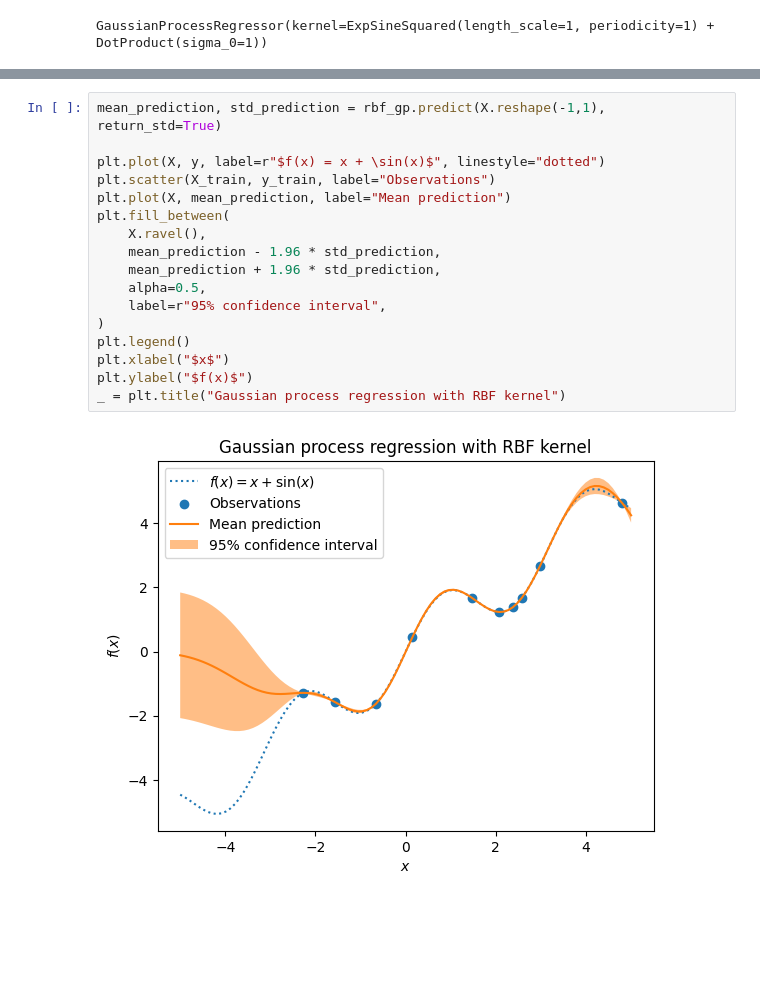
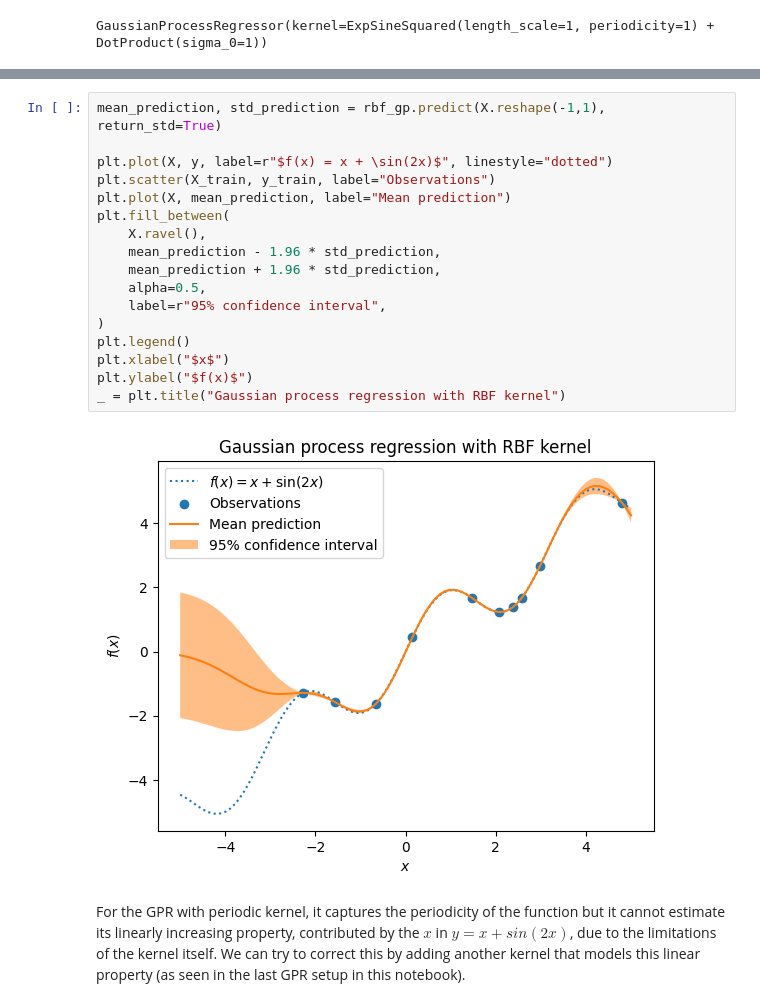
Before and after one commit to davidpiscasio/data-science, a Jupyter notebook: GaussianProcess/gp_regression.ipynb, the cells around one changed output, grey strips where cells are left out. Drawn from its saved outputs; the diff is of its cells as text; blank space fills up the shorter version.

```diff
--- a/GaussianProcess/gp_regression.ipynb
+++ b/GaussianProcess/gp_regression.ipynb
@@ -36,22 +63,24 @@ GaussianProcessRegressor(kernel=ExpSineSquared(length_scale=1, periodicity=1) +
 # %%
 mean_prediction, std_prediction = rbf_gp.predict(X.reshape(-1,1), return_std=True)
 
-plt.plot(X, y, label=r"$f(x) = x + \sin(x)$", linestyle="dotted")
+plt.plot(X, y, label=r"$f(x) = x + \sin(2x)$", linestyle="dotted")
 plt.scatter(X_train, y_train, label="Observations")
 plt.plot(X, mean_prediction, label="Mean prediction")
 plt.fill_between(
     X.ravel(),
     mean_prediction - 1.96 * std_prediction,
     mean_prediction + 1.96 * std_prediction,
     alpha=0.5,
     label=r"95% confidence interval",
 )
 plt.legend()
 plt.xlabel("$x$")
 plt.ylabel("$f(x)$")
 _ = plt.title("Gaussian process regression with RBF kernel")
 # %% [output]
-[figure, old version]
+[figure, new version]
+# %% [markdown]
+For the GPR with periodic kernel, it captures the periodicity of the function but it cannot estimate its linearly increasing property, contributed by the $x$ in $y = x+sin(2x)$, due to the limitations of the kernel itself. We can try to correct this by adding another kernel that models this linear property (as seen in the last GPR setup in this notebook).
 # %%
 mean_prediction, std_prediction = sin_gp.predict(X.reshape(-1,1), return_std=True)
 
```
Also changed, not shown: parts of 13 cells of this notebook, 2 other files.
